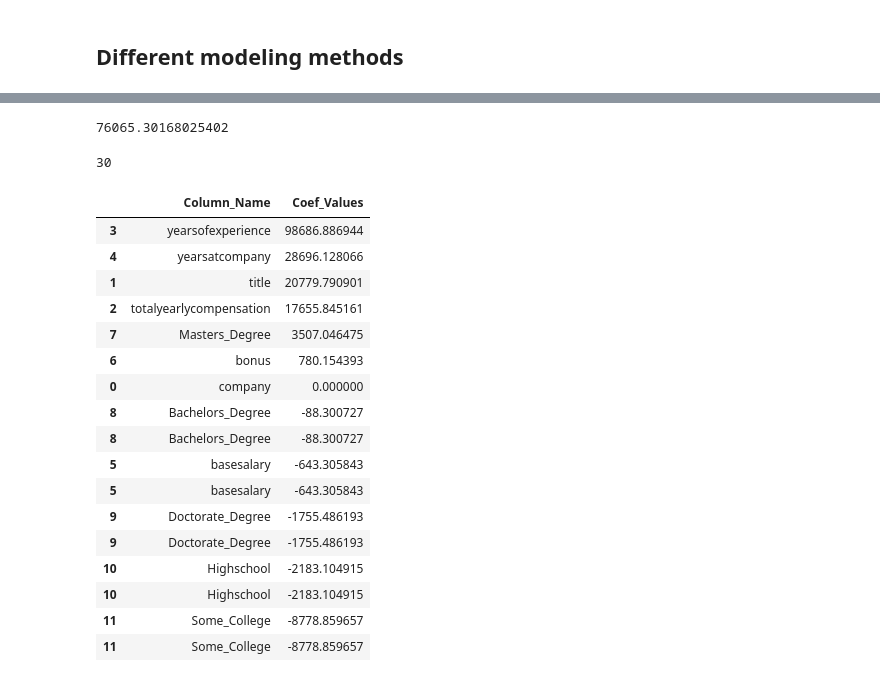
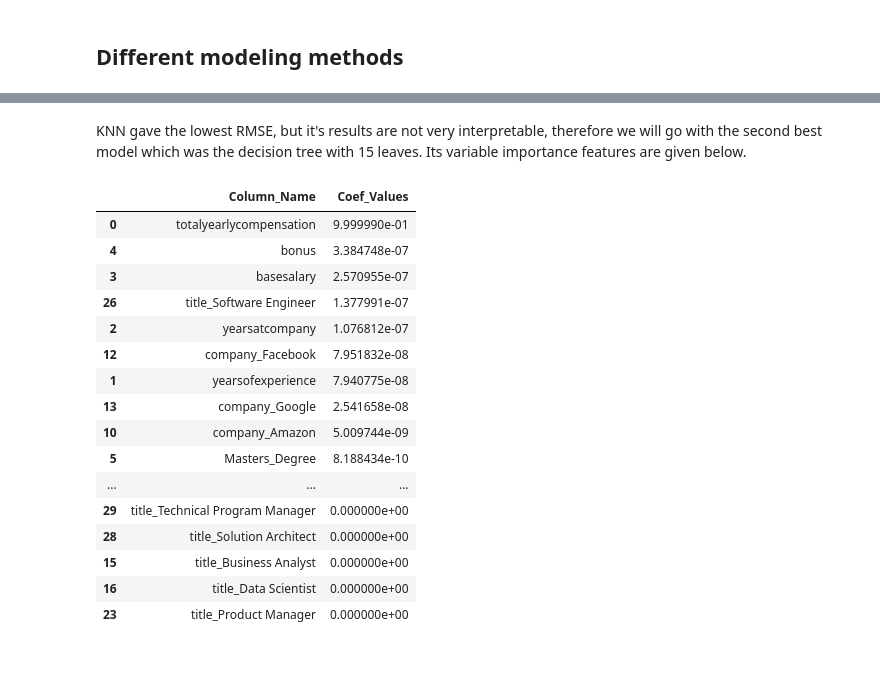
Before and after one commit to mimanjh/426_final, a Jupyter notebook: final.ipynb, the cells around one changed output, grey strips where cells are left out. Cells and saved outputs as stored; diff of their text form; code cells hidden in the pictures.

Commit message:
final results

```diff
--- a/final.ipynb
+++ b/final.ipynb
@@ -206,0 +201,2 @@ Index(['company', 'title', 'totalyearlycompensation', 'yearsofexperience',
+# %%
+faang = pd.get_dummies(faang, columns = ["company", "title"])
@@ -428,17 +462,0 @@ score_forest
-# %%
-#############################################
-# this takes a really long time to run. Gone for 15 minutes.
-#############################################
-# gradient boosting model
-gb_pipe = Pipeline([('preprocessor', preprocessor),
-                     ('poly', PolynomialFeatures(degree = 1, interaction_only = False)),
-                     ('gb', GradientBoostingClassifier(n_estimators = 100, learning_rate = 0.1))
-                     ])
-
-# create predictions
-gb_pipe.fit(X_train, y_train)
-gb_preds = gb_pipe.predict(X_test)
-# calculate model metrics
-rmse_gb = mean_squared_error(y_test, gb_preds, squared=False)
-score_gb = np.mean(cross_val_score(gb_pipe, X_train, y_train, cv=10, scoring='neg_root_mean_squared_error'))*(-1)
-score_gb
@@ -551,16 +512,0 @@ memory usage: 1.5+ MB
-# %%
-# lasso model
-lasso_pipe = Pipeline([('preprocessor', preprocessor),
-                    ('poly', PolynomialFeatures(degree = 1, interaction_only = False)),
-                    ('lasso', Lasso())
-                    ])
-
-# create linear regression model
-lasso_pipe.fit(X_train, y_train)
-lasso_preds = lasso_pipe.predict(X_test)
-# calculate model metrics
-rmse_lasso = mean_squared_error(y_test, lasso_preds, squared=False)
-score_lasso = np.mean(cross_val_score(lasso_pipe, X_train, y_train, cv=10, scoring='neg_root_mean_squared_error'))*(-1)
-score_lasso
-# %% [output]
-76065.30168025402
@@ -569,32 +513,30 @@ lasso = lasso_pipe.named_steps['lasso']
-# %%
-len(lasso.coef_)
-# %% [output]
-30
+# %% [markdown]
+KNN gave the lowest RMSE, but it's results are not very interpretable, therefore we will go with the second best model which was the decision tree with 15 leaves. Its variable importance features are given below.
 # %%
+# decision tree variable importance values
 coef_df = pd.DataFrame()
 coef_df["Column_Name"] = X_train.columns
-coef_df['Coef_Values'] = pd.Series(lasso_pipe.named_steps['lasso'].coef_)
+coef_df['Coef_Values'] = pd.Series(tree_pipe.feature_importances_)
 lowest_coef = coef_df.sort_values('Coef_Values', ascending=True).head(5)
 highest_coef = coef_df.sort_values('Coef_Values', ascending=True).tail(21)
 
 important_coef_df = pd.concat([highest_coef, lowest_coef]).sort_values('Coef_Values', ascending = False)
 important_coef_df
 # %% [output]
 |  | Column_Name | Coef_Values |
-| 3 | yearsofexperience | 98686.886944 |
-| 4 | yearsatcompany | 28696.128066 |
-| 1 | title | 20779.790901 |
-| 2 | totalyearlycompensation | 17655.845161 |
-| 7 | Masters_Degree | 3507.046475 |
-| 6 | bonus | 780.154393 |
-| 0 | company | 0.000000 |
-| 8 | Bachelors_Degree | -88.300727 |
-| 8 | Bachelors_Degree | -88.300727 |
-| 5 | basesalary | -643.305843 |
-| 5 | basesalary | -643.305843 |
-| 9 | Doctorate_Degree | -1755.486193 |
-| 9 | Doctorate_Degree | -1755.486193 |
-| 10 | Highschool | -2183.104915 |
-| 10 | Highschool | -2183.104915 |
-| 11 | Some_College | -8778.859657 |
-| 11 | Some_College | -8778.859657 |
+| 0 | totalyearlycompensation | 9.999990e-01 |
+| 4 | bonus | 3.384748e-07 |
+| 3 | basesalary | 2.570955e-07 |
+| 26 | title_Software Engineer | 1.377991e-07 |
+| 2 | yearsatcompany | 1.076812e-07 |
+| 12 | company_Facebook | 7.951832e-08 |
+| 1 | yearsofexperience | 7.940775e-08 |
+| 13 | company_Google | 2.541658e-08 |
+| 10 | company_Amazon | 5.009744e-09 |
+| 5 | Masters_Degree | 8.188434e-10 |
+| ... | ... | ... |
+| 29 | title_Technical Program Manager | 0.000000e+00 |
+| 28 | title_Solution Architect | 0.000000e+00 |
+| 15 | title_Business Analyst | 0.000000e+00 |
+| 16 | title_Data Scientist | 0.000000e+00 |
+| 23 | title_Product Manager | 0.000000e+00 |
```
Also changed, not shown: parts of 21 cells of this notebook.
